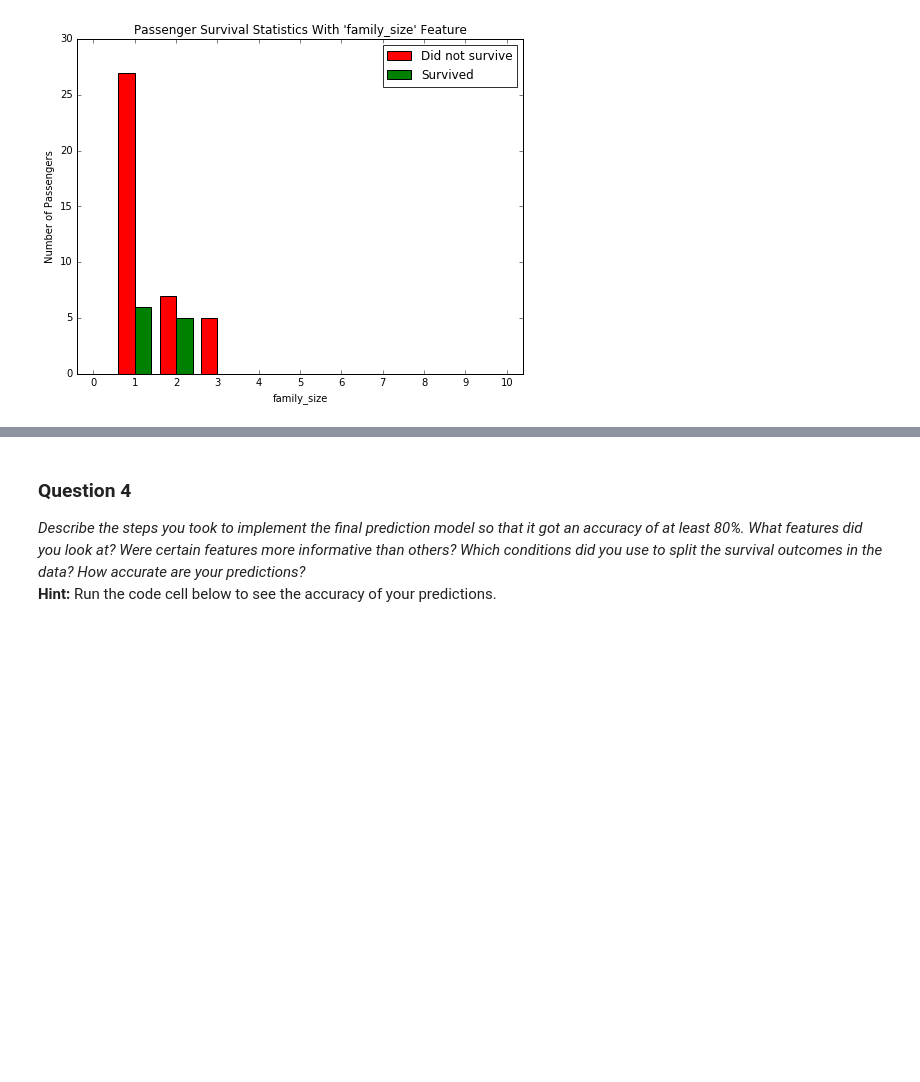
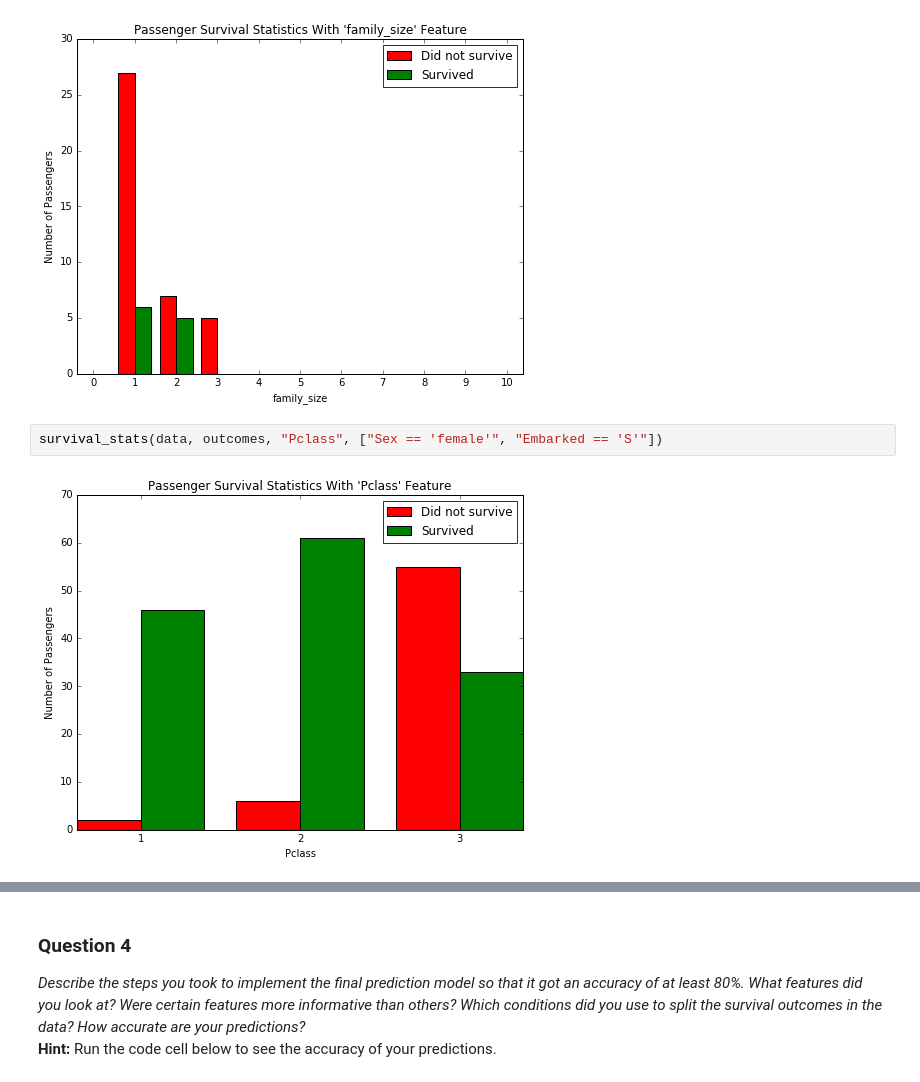
Before and after one commit to AkankshaMalhotra/Udacity_machine_learning, a Jupyter notebook: projects/titanic_survival_exploration/titanic_survival_exploration.ipynb, the cells around one changed output, grey strips where cells are left out. Saved outputs shown, nothing was run; the diff lists cells and outputs as text; blank space fills up the shorter version.

```diff
--- a/projects/titanic_survival_exploration/titanic_survival_exploration.ipynb
+++ b/projects/titanic_survival_exploration/titanic_survival_exploration.ipynb
@@ -464,6 +459,10 @@ Make sure to keep track of the various features and conditions you tried before
 survival_stats(data, outcomes, "family_size", ["Sex == 'male'", "Age < 20", "Age > 10"])
 # %% [output]
 [figure]
+# %%
+survival_stats(data, outcomes, "Pclass", ["Sex == 'female'", "Embarked == 'S'"])
+# %% [output]
+[figure, added]
 # %%
 def predictions_3(data):
     """ Model with multiple features. Makes a prediction with an accuracy of at least 80%. """
```
Also changed, not shown: parts of 12 cells of this notebook.
